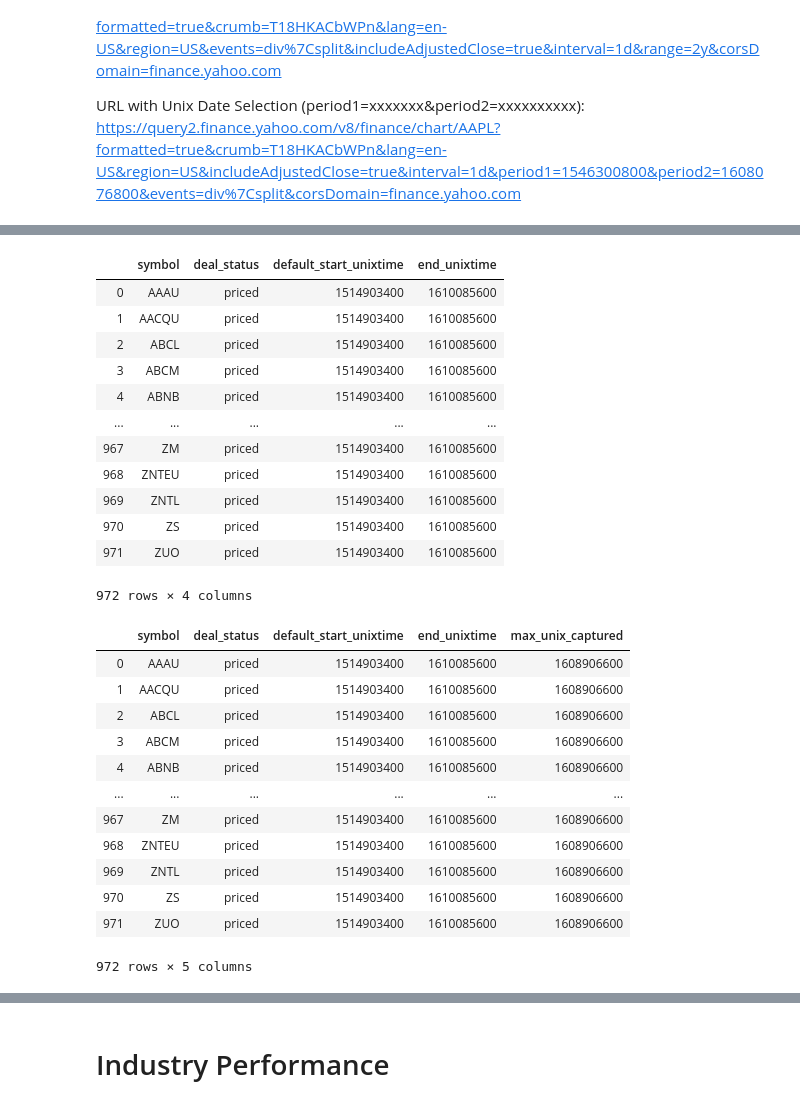
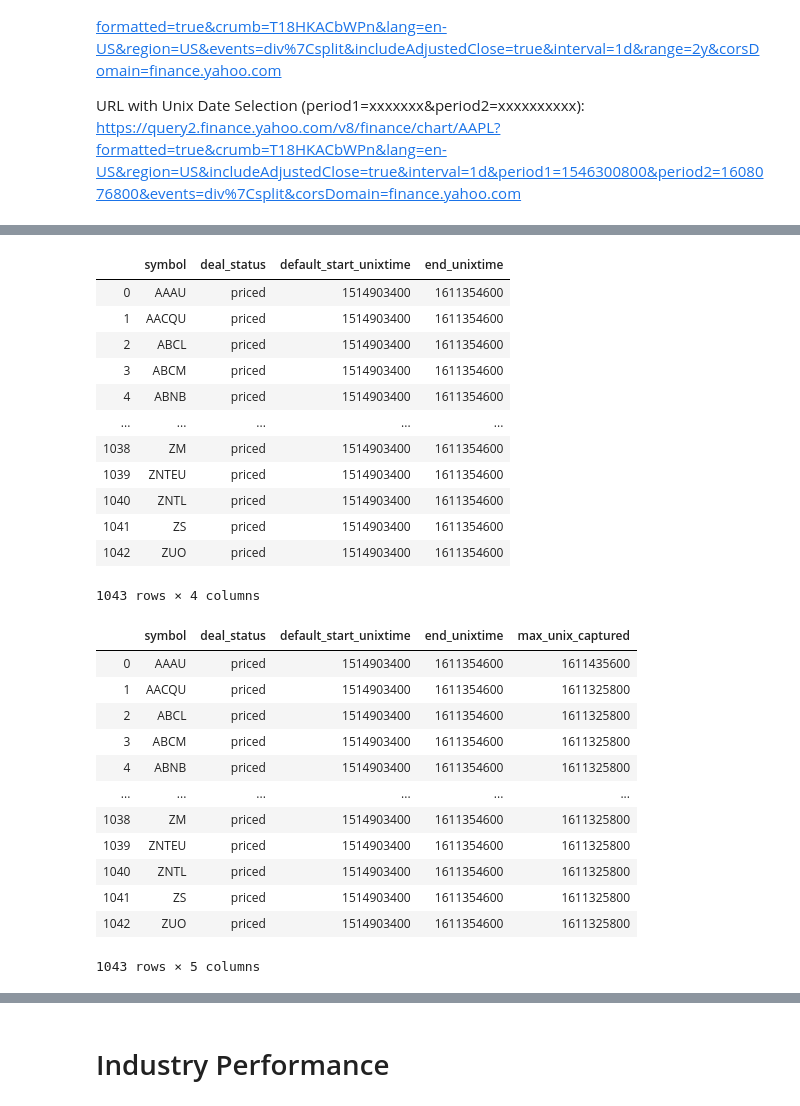
Before and after one commit to admiral810/IPO_tracker, a Jupyter notebook: get_IPO_data.ipynb, the cells around one changed output, grey strips where cells are left out. Saved outputs shown, nothing was run; the diff lists cells and outputs as text; code cells hidden in the pictures.

```diff
--- a/get_IPO_data.ipynb
+++ b/get_IPO_data.ipynb
@@ -242,7 +242,7 @@ start_unixtime = 1514903400  #Jan 2, 2018
 current_date = datetime.now()
 print(current_date)
 
-earliest_date_time = current_date.replace(hour=0, minute=0, second=0, microsecond=0)
+earliest_date_time = current_date.replace(hour=17, minute=0, second=0, microsecond=0)
 print(earliest_date_time)
 
 end_unixtime = time.mktime(earliest_date_time.timetuple())
@@ -260,24 +260,24 @@ print(today)
 # %%
 # query stocks from SQL
 connection = engine.connect()
-ipo_stocks = pd.read_sql("SELECT symbol, deal_status FROM stocks WHERE deal_status = 'priced'", connection)
+ipo_stocks = pd.read_sql(f"SELECT symbol, deal_status FROM stocks WHERE deal_status = 'priced' OR priced_date = '{today}'", connection)
 ipo_stocks["default_start_unixtime"] = start_unixtime
 ipo_stocks["end_unixtime"] = end_unixtime
 ipo_stocks
 # %% [output]
 |  | symbol | deal_status | default_start_unixtime | end_unixtime |
-| 0 | AAAU | priced | 1514903400 | 1610085600 |
-| 1 | AACQU | priced | 1514903400 | 1610085600 |
-| 2 | ABCL | priced | 1514903400 | 1610085600 |
-| 3 | ABCM | priced | 1514903400 | 1610085600 |
-| 4 | ABNB | priced | 1514903400 | 1610085600 |
+| 0 | AAAU | priced | 1514903400 | 1611354600 |
+| 1 | AACQU | priced | 1514903400 | 1611354600 |
+| 2 | ABCL | priced | 1514903400 | 1611354600 |
+| 3 | ABCM | priced | 1514903400 | 1611354600 |
+| 4 | ABNB | priced | 1514903400 | 1611354600 |
 | ... | ... | ... | ... | ... |
-| 967 | ZM | priced | 1514903400 | 1610085600 |
-| 968 | ZNTEU | priced | 1514903400 | 1610085600 |
-| 969 | ZNTL | priced | 1514903400 | 1610085600 |
-| 970 | ZS | priced | 1514903400 | 1610085600 |
-| 971 | ZUO | priced | 1514903400 | 1610085600 |
+| 1038 | ZM | priced | 1514903400 | 1611354600 |
+| 1039 | ZNTEU | priced | 1514903400 | 1611354600 |
+| 1040 | ZNTL | priced | 1514903400 | 1611354600 |
+| 1041 | ZS | priced | 1514903400 | 1611354600 |
+| 1042 | ZUO | priced | 1514903400 | 1611354600 |
-972 rows × 4 columns
+1043 rows × 4 columns
 # %%
 stock_perf_start_unix = pd.read_sql("SELECT symbol, max(unix_time) AS max_unix_captured  FROM performance  GROUP BY symbol""", connection)
 ipo_stocks = ipo_stocks.merge(stock_perf_start_unix, on="symbol", how="outer")
@@ -286,18 +286,18 @@ ipo_stocks["max_unix_captured"] = ipo_stocks["max_unix_captured"] + 86400  #add
 ipo_stocks
 # %% [output]
 |  | symbol | deal_status | default_start_unixtime | end_unixtime | max_unix_captured |
-| 0 | AAAU | priced | 1514903400 | 1610085600 | 1608906600 |
-| 1 | AACQU | priced | 1514903400 | 1610085600 | 1608906600 |
-| 2 | ABCL | priced | 1514903400 | 1610085600 | 1608906600 |
-| 3 | ABCM | priced | 1514903400 | 1610085600 | 1608906600 |
-| 4 | ABNB | priced | 1514903400 | 1610085600 | 1608906600 |
+| 0 | AAAU | priced | 1514903400 | 1611354600 | 1611435600 |
+| 1 | AACQU | priced | 1514903400 | 1611354600 | 1611325800 |
+| 2 | ABCL | priced | 1514903400 | 1611354600 | 1611325800 |
+| 3 | ABCM | priced | 1514903400 | 1611354600 | 1611325800 |
+| 4 | ABNB | priced | 1514903400 | 1611354600 | 1611325800 |
 | ... | ... | ... | ... | ... | ... |
-| 967 | ZM | priced | 1514903400 | 1610085600 | 1608906600 |
-| 968 | ZNTEU | priced | 1514903400 | 1610085600 | 1608906600 |
-| 969 | ZNTL | priced | 1514903400 | 1610085600 | 1608906600 |
-| 970 | ZS | priced | 1514903400 | 1610085600 | 1608906600 |
-| 971 | ZUO | priced | 1514903400 | 1610085600 | 1608906600 |
+| 1038 | ZM | priced | 1514903400 | 1611354600 | 1611325800 |
+| 1039 | ZNTEU | priced | 1514903400 | 1611354600 | 1611325800 |
+| 1040 | ZNTL | priced | 1514903400 | 1611354600 | 1611325800 |
+| 1041 | ZS | priced | 1514903400 | 1611354600 | 1611325800 |
+| 1042 | ZUO | priced | 1514903400 | 1611354600 | 1611325800 |
-972 rows × 5 columns
+1043 rows × 5 columns
 # %%
 ipo_stocks["start_unixtime"] = ipo_stocks[["default_start_unixtime", "max_unix_captured"]].max(axis=1).astype('int64')
 ipo_stocks
```
Also changed, not shown: parts of 9 cells of this notebook, 3 other files.
